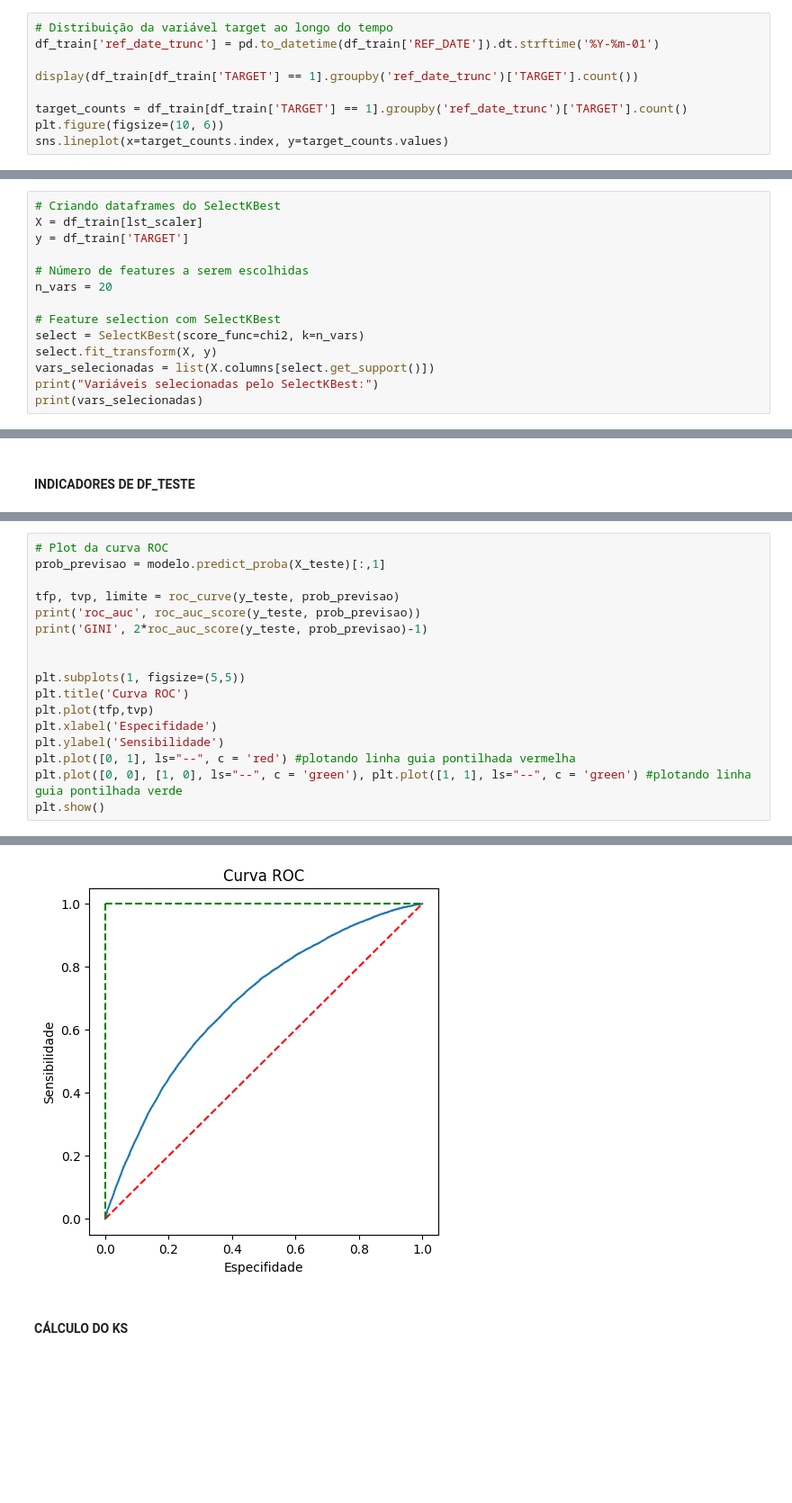
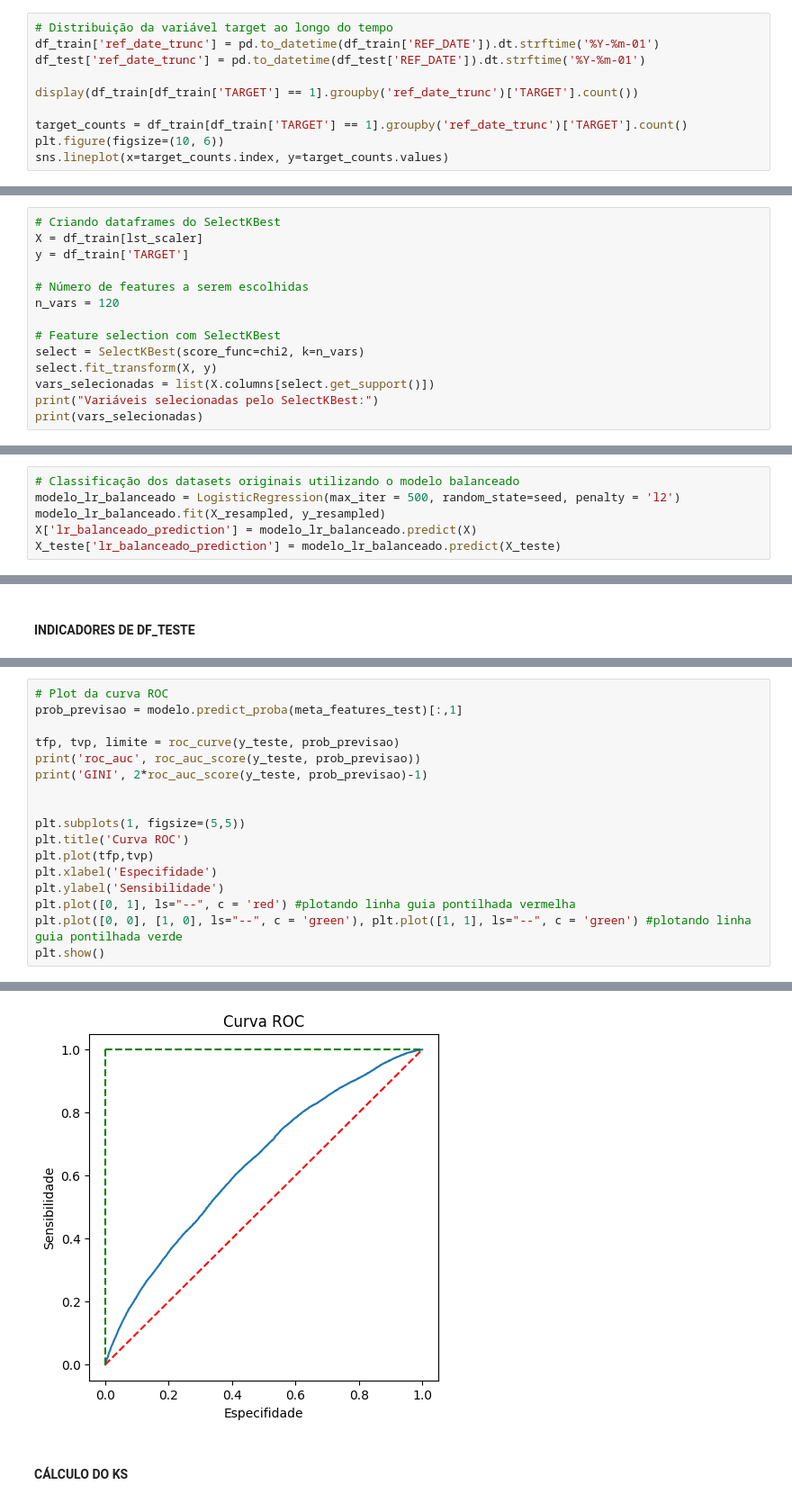
Before and after one commit to leomarfmn/Neurotech-challenge-data-scientist, a Jupyter notebook: datasets/credit_01/case_credit_01.ipynb, the cells around one changed output, grey strips where cells are left out. Shown: that part at 90% size. Drawn from its saved outputs; the diff is of its cells as text; blank space fills up the shorter version.

```diff
--- a/datasets/credit_01/case_credit_01.ipynb
+++ b/datasets/credit_01/case_credit_01.ipynb
@@ -170,6 +168,7 @@ Name: proportion, dtype: float64
 # %%
 # Distribuição da variável target ao longo do tempo
 df_train['ref_date_trunc'] = pd.to_datetime(df_train['REF_DATE']).dt.strftime('%Y-%m-01')
+df_test['ref_date_trunc'] = pd.to_datetime(df_test['REF_DATE']).dt.strftime('%Y-%m-01')
 
 display(df_train[df_train['TARGET'] == 1].groupby('ref_date_trunc')['TARGET'].count())
 
@@ -510,7 +500,7 @@ X = df_train[lst_scaler]
 y = df_train['TARGET']
 
 # Número de features a serem escolhidas
-n_vars = 20
+n_vars = 120
 
 # Feature selection com SelectKBest
 select = SelectKBest(score_func=chi2, k=n_vars)
@@ -558,3 +548,9 @@ After SMOTE: TARGET
 0    91163
 1    91163
 Name: count, dtype: int64
+# %%
+# Classificação dos datasets originais utilizando o modelo balanceado
+modelo_lr_balanceado = LogisticRegression(max_iter = 500, random_state=seed, penalty = 'l2')
+modelo_lr_balanceado.fit(X_resampled, y_resampled)
+X['lr_balanceado_prediction'] = modelo_lr_balanceado.predict(X)
+X_teste['lr_balanceado_prediction'] = modelo_lr_balanceado.predict(X_teste)
@@ -689,7 +684,7 @@ plt.show()
 [figure]
 # %%
 # Plot da curva ROC
-prob_previsao = modelo.predict_proba(X_teste)[:,1]
+prob_previsao = modelo.predict_proba(meta_features_test)[:,1]
 
 tfp, tvp, limite = roc_curve(y_teste, prob_previsao)
 print('roc_auc', roc_auc_score(y_teste, prob_previsao))
@@ -710,4 +705,4 @@ GINI 0.37874023243457033
-[figure, old version]
+[figure, new version]
 # %% [markdown]
 #### CÁLCULO DO KS
 # %%
```
Also changed, not shown: parts of 33 cells of this notebook, 1 other file.
